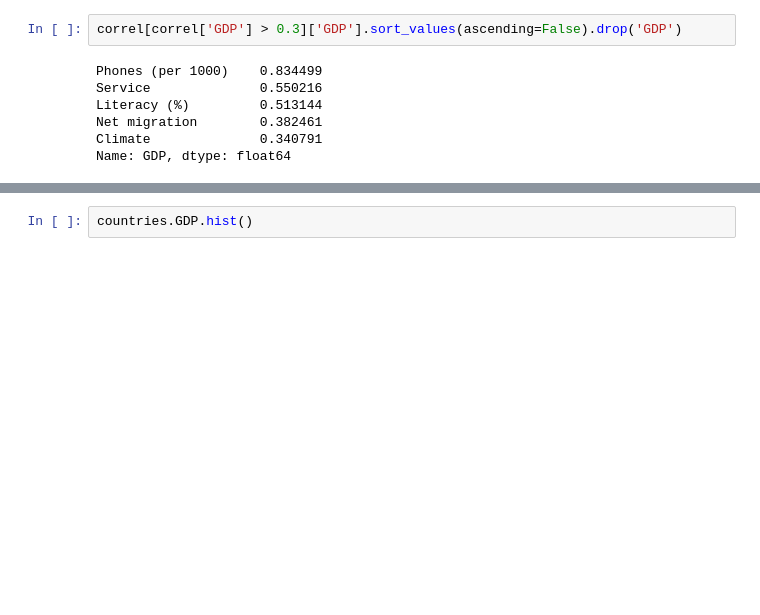
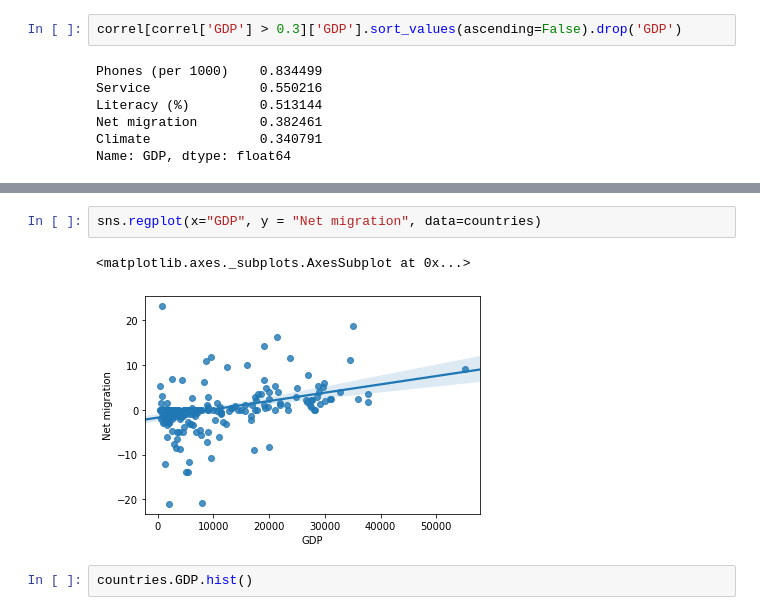
Before and after one commit to diegoambite/IA2, a Jupyter notebook: Práctica 1.3 IA2.ipynb, the cells around one changed output, grey strips where cells are left out. Drawn from its saved outputs; the diff is of its cells as text; blank space fills up the shorter version.

```diff
--- a/Práctica 1.3 IA2.ipynb
+++ b/Práctica 1.3 IA2.ipynb
@@ -126,3 +228,8 @@ Name: GDP, dtype: float64
+# %%
+sns.regplot(x="GDP", y = "Net migration", data=countries)
+# %% [output]
+<matplotlib.axes._subplots.AxesSubplot at 0x...>
+[figure, added]
 # %%
 countries.GDP.hist()
 # %% [output]
```
Also changed, not shown: parts of 24 cells of this notebook.
